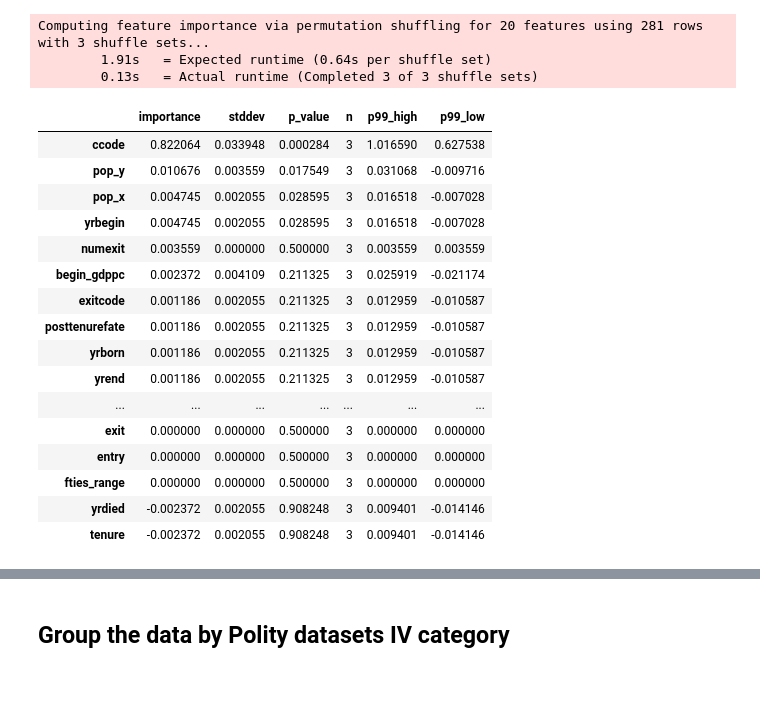
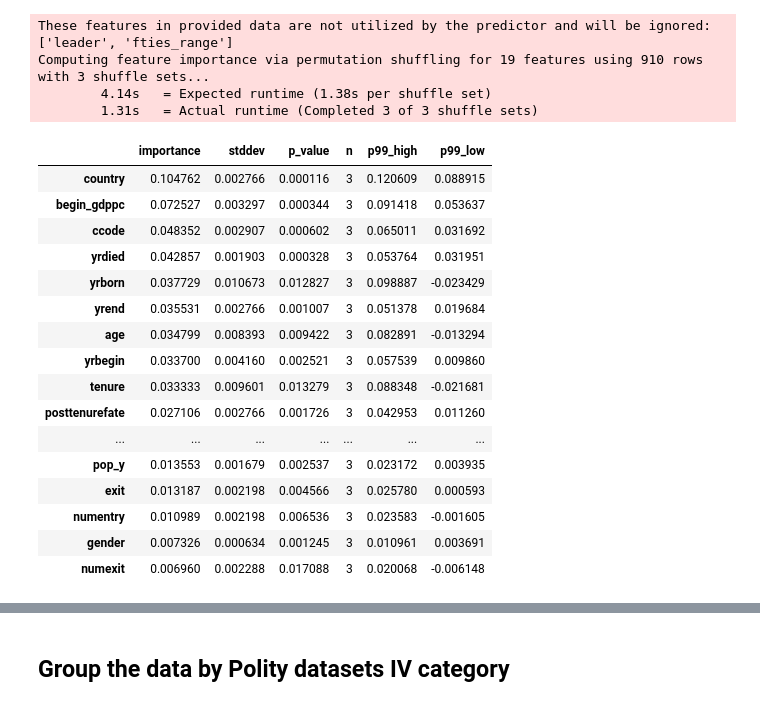
Before and after one commit to ShuaiZhao1/Analysing-Political-Executives-With-AI-data-processing, a Jupyter notebook: Analysing_Political_Executives_With_AI_AutoGluon.ipynb, the cells around one changed output, grey strips where cells are left out. Saved outputs shown, nothing was run; the diff lists cells and outputs as text; code cells hidden in the pictures.

```diff
--- a/Analysing_Political_Executives_With_AI_AutoGluon.ipynb
+++ b/Analysing_Political_Executives_With_AI_AutoGluon.ipynb
@@ -80,0 +71,18 @@ train_data.describe()
+# %%
+# delete other irrelevant columns
+del train_data['end_gdppc']
+del train_data['country']
+del train_data['growth_rate_normgroup']
+# del train_data['growth_rate_avggrp']
+del train_data['growth_rate']
+train_data.columns
+
+# change label into growth_rate
+# id, label = 'leader', 'growth_rate'
+
+# change label into growth_rate_normgroup
+# id, label = 'leader', 'growth_rate_normgroup'
+
+# change label into growth_rate group
+id, label = 'leader', 'growth_rate_avggrp'
+df_train = train_data
@@ -81,4 +95,4 @@ train_data.describe()
 # %%
 #split train data and test data
-df_train,df_test=train_test_split(train_data, test_size=0.33, random_state=1)
-df_train.shape, df_test.shape
+# df_train, df_test=train_test_split(train_data, test_size=0.33, random_state=1)
+# df_train.shape, df_test.shape
@@ -122,25 +138,26 @@ predictor.leaderboard(df_test.drop(columns=[id, 'leader']), silent=True)
 # %%
-predictor.feature_importance(df_test, subsample_size=None)
+predictor.feature_importance(df_train, subsample_size=None)
 # %% [output]
-Computing feature importance via permutation shuffling for 20 features using 281 rows with 3 shuffle sets...
-        1.91s   = Expected runtime (0.64s per shuffle set)
-        0.13s   = Actual runtime (Completed 3 of 3 shuffle sets)
+These features in provided data are not utilized by the predictor and will be ignored: ['leader', 'fties_range']
+Computing feature importance via permutation shuffling for 19 features using 910 rows with 3 shuffle sets...
+        4.14s   = Expected runtime (1.38s per shuffle set)
+        1.31s   = Actual runtime (Completed 3 of 3 shuffle sets)
 |  | importance | stddev | p_value | n | p99_high | p99_low |
-| ccode | 0.822064 | 0.033948 | 0.000284 | 3 | 1.016590 | 0.627538 |
-| pop_y | 0.010676 | 0.003559 | 0.017549 | 3 | 0.031068 | -0.009716 |
-| pop_x | 0.004745 | 0.002055 | 0.028595 | 3 | 0.016518 | -0.007028 |
-| yrbegin | 0.004745 | 0.002055 | 0.028595 | 3 | 0.016518 | -0.007028 |
-| numexit | 0.003559 | 0.000000 | 0.500000 | 3 | 0.003559 | 0.003559 |
-| begin_gdppc | 0.002372 | 0.004109 | 0.211325 | 3 | 0.025919 | -0.021174 |
-| exitcode | 0.001186 | 0.002055 | 0.211325 | 3 | 0.012959 | -0.010587 |
-| posttenurefate | 0.001186 | 0.002055 | 0.211325 | 3 | 0.012959 | -0.010587 |
-| yrborn | 0.001186 | 0.002055 | 0.211325 | 3 | 0.012959 | -0.010587 |
-| yrend | 0.001186 | 0.002055 | 0.211325 | 3 | 0.012959 | -0.010587 |
+| country | 0.104762 | 0.002766 | 0.000116 | 3 | 0.120609 | 0.088915 |
+| begin_gdppc | 0.072527 | 0.003297 | 0.000344 | 3 | 0.091418 | 0.053637 |
+| ccode | 0.048352 | 0.002907 | 0.000602 | 3 | 0.065011 | 0.031692 |
+| yrdied | 0.042857 | 0.001903 | 0.000328 | 3 | 0.053764 | 0.031951 |
+| yrborn | 0.037729 | 0.010673 | 0.012827 | 3 | 0.098887 | -0.023429 |
+| yrend | 0.035531 | 0.002766 | 0.001007 | 3 | 0.051378 | 0.019684 |
+| age | 0.034799 | 0.008393 | 0.009422 | 3 | 0.082891 | -0.013294 |
+| yrbegin | 0.033700 | 0.004160 | 0.002521 | 3 | 0.057539 | 0.009860 |
+| tenure | 0.033333 | 0.009601 | 0.013279 | 3 | 0.088348 | -0.021681 |
+| posttenurefate | 0.027106 | 0.002766 | 0.001726 | 3 | 0.042953 | 0.011260 |
 | ... | ... | ... | ... | ... | ... | ... |
-| exit | 0.000000 | 0.000000 | 0.500000 | 3 | 0.000000 | 0.000000 |
-| entry | 0.000000 | 0.000000 | 0.500000 | 3 | 0.000000 | 0.000000 |
-| fties_range | 0.000000 | 0.000000 | 0.500000 | 3 | 0.000000 | 0.000000 |
-| yrdied | -0.002372 | 0.002055 | 0.908248 | 3 | 0.009401 | -0.014146 |
-| tenure | -0.002372 | 0.002055 | 0.908248 | 3 | 0.009401 | -0.014146 |
+| pop_y | 0.013553 | 0.001679 | 0.002537 | 3 | 0.023172 | 0.003935 |
+| exit | 0.013187 | 0.002198 | 0.004566 | 3 | 0.025780 | 0.000593 |
+| numentry | 0.010989 | 0.002198 | 0.006536 | 3 | 0.023583 | -0.001605 |
+| gender | 0.007326 | 0.000634 | 0.001245 | 3 | 0.010961 | 0.003691 |
+| numexit | 0.006960 | 0.002288 | 0.017088 | 3 | 0.020068 | -0.006148 |
 # %%
 predictor.evaluate(df_test.drop(columns=[id, 'leader']))
```
Also changed, not shown: parts of 13 cells of this notebook, 4 other files.
